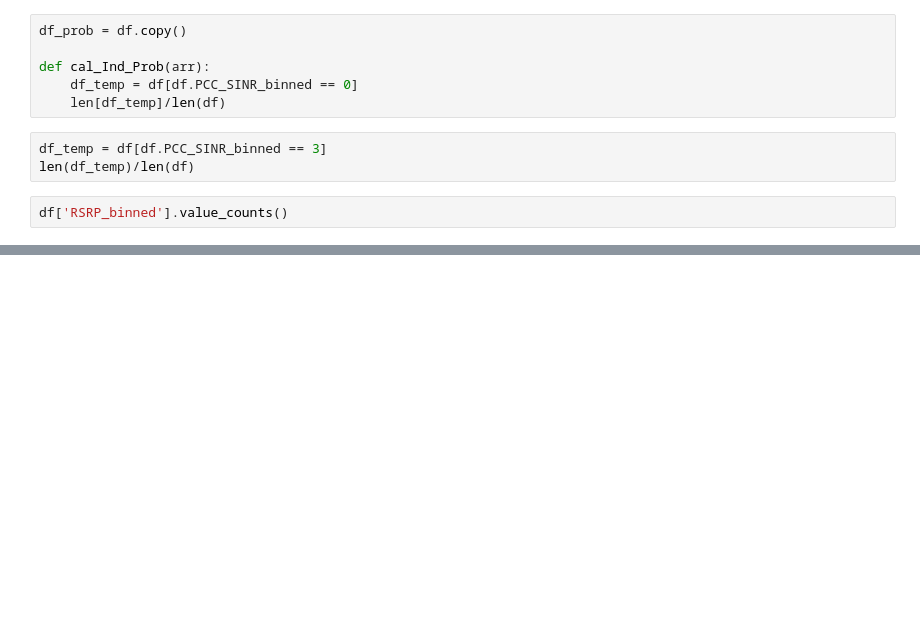
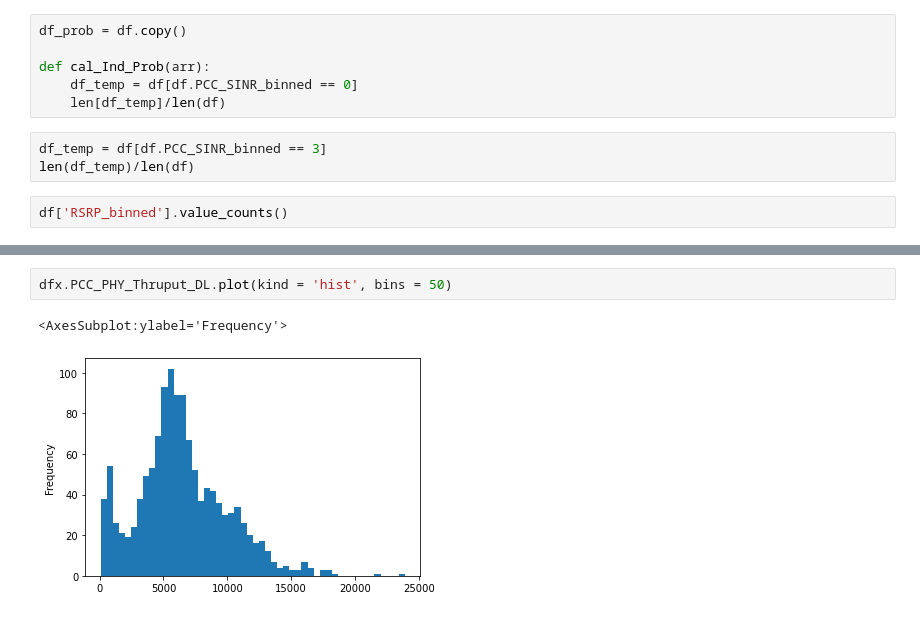
Before and after one commit to SRJaffry/Bayesian_Networks, a Jupyter notebook: Create_Prob_Matrix.ipynb, the cells around one changed output, grey strips where cells are left out. Drawn from its saved outputs; the diff is of its cells as text; blank space fills up the shorter version.

```diff
--- a/Create_Prob_Matrix.ipynb
+++ b/Create_Prob_Matrix.ipynb
@@ -100,0 +145,5 @@ df['RSRP_binned'].value_counts()
+# %%
+dfx.PCC_PHY_Thruput_DL.plot(kind = 'hist', bins = 50)
+# %% [output]
+<AxesSubplot:ylabel='Frequency'>
+[figure, added]
```
Also changed, not shown: parts of 15 cells of this notebook, 1 other file.
